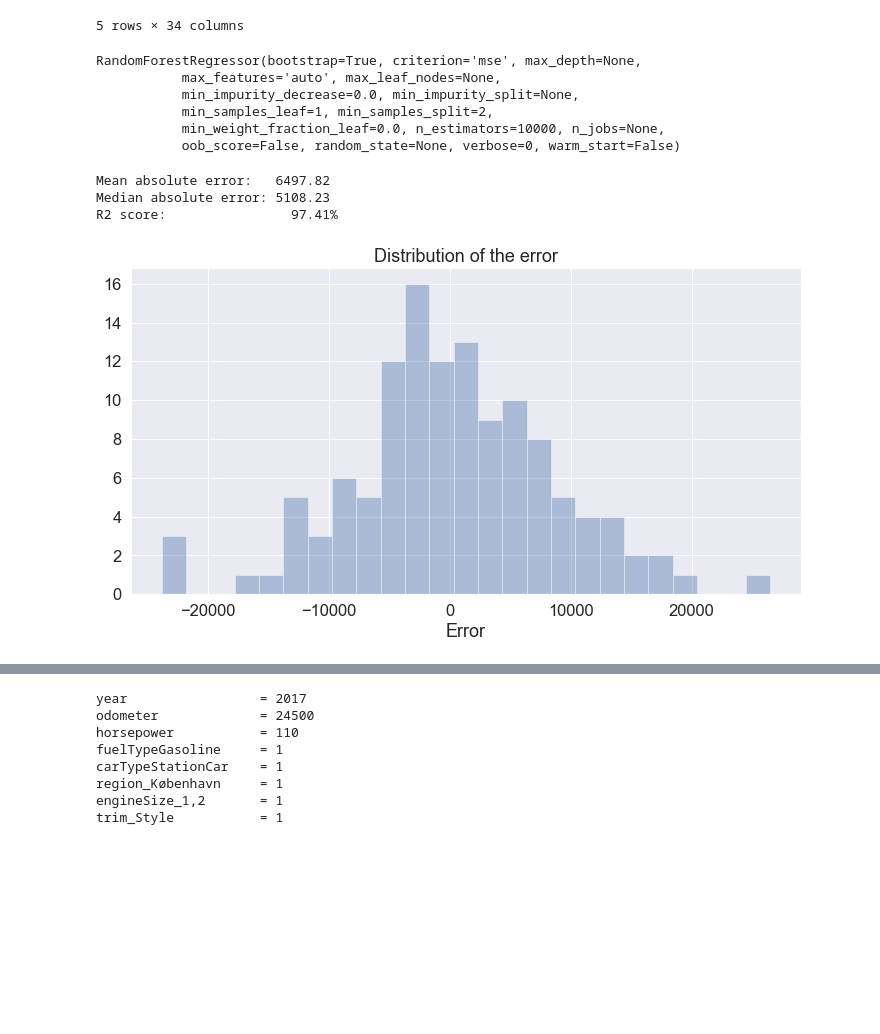
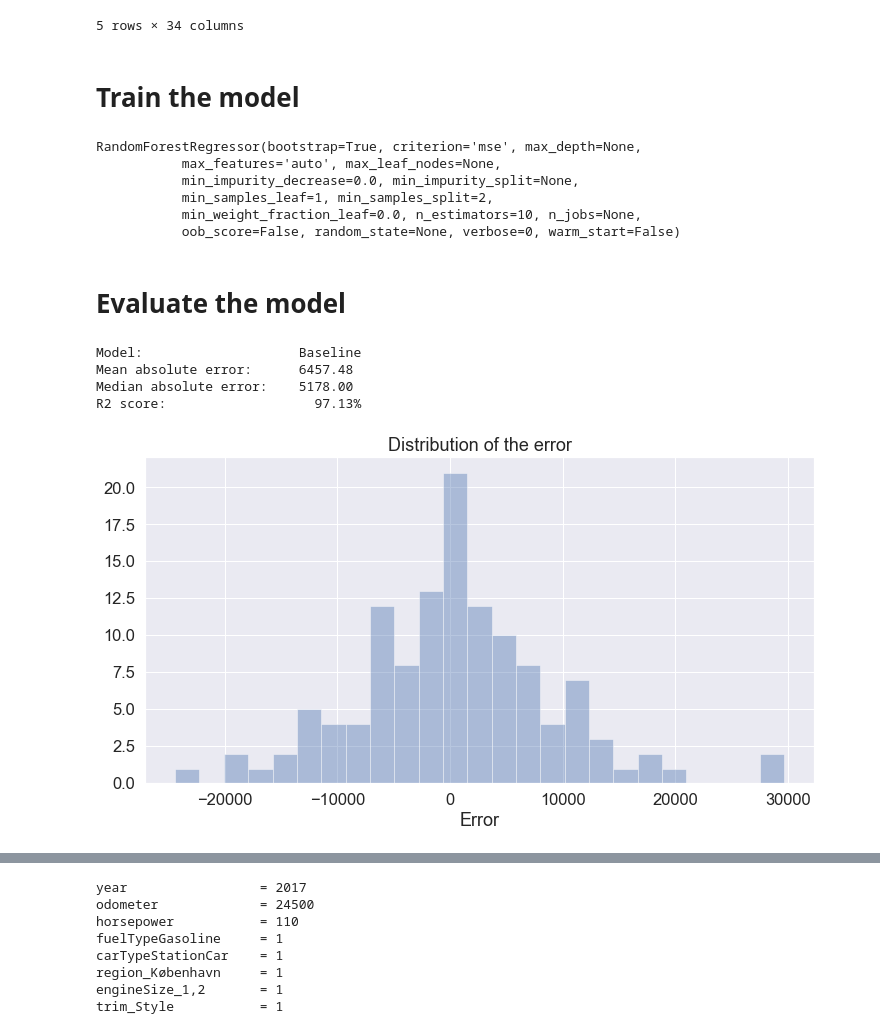
Before and after one commit to tjansson60/car_sale_model, a Jupyter notebook: predictive_price_model.ipynb, the cells around one changed output, grey strips where cells are left out. Saved outputs shown, nothing was run; the diff lists cells and outputs as text; code cells hidden in the pictures; blank space fills up the shorter version.

```diff
--- a/predictive_price_model.ipynb
+++ b/predictive_price_model.ipynb
@@ -75,42 +85,51 @@ features = np.array(features)
 
 # Split the data into training and testing sets
 train_features, test_features, train_labels, test_labels = train_test_split(features, labels)
+# %% [markdown]
+# Train the model
 # %%
 # Instantiate model with X decision trees
-rf = RandomForestRegressor(n_estimators=10000)
+model_rf = RandomForestRegressor() # Baseline values
 
 # Train the model on training data
-rf.fit(train_features, train_labels)
+model_rf.fit(train_features, train_labels)
 # %% [output]
 RandomForestRegressor(bootstrap=True, criterion='mse', max_depth=None,
            max_features='auto', max_leaf_nodes=None,
            min_impurity_decrease=0.0, min_impurity_split=None,
            min_samples_leaf=1, min_samples_split=2,
-           min_weight_fraction_leaf=0.0, n_estimators=10000, n_jobs=None,
+           min_weight_fraction_leaf=0.0, n_estimators=10, n_jobs=None,
            oob_score=False, random_state=None, verbose=0, warm_start=False)
+# %% [markdown]
+# Evaluate the model
 # %%
 # Compare the true HP values with the predicted
 true_price = test_labels
-pred_price = rf.predict(test_features)
+pred_price = model_rf.predict(test_features)
 
 df_out = pd.DataFrame({'True price': true_price, 'Predicted price': pred_price})
 df_out['Error'] = df_out['Predicted price'] - df_out['True price']
 df_out['absError'] = np.abs(df_out['Predicted price'] - df_out['True price'])
 # %%
-pred_labels = rf.predict(test_features)
-print(f'Mean absolute error:   {mean_absolute_error(test_labels, pred_labels):7.2f}')
-print(f'Median absolute error: {median_absolute_error(test_labels, pred_labels):7.2f}')
-print(f'R2 score:              {r2_score(test_labels, pred_labels):8.2%}')
+def print_model_metrics(name, model):
+    pred_labels = model.predict(test_features)
+    print(f'Model:                    {name}')
+    print(f'Mean absolute error:      {mean_absolute_error(test_labels, pred_labels):7.2f}')
+    print(f'Median absolute error:    {median_absolute_error(test_labels, pred_labels):7.2f}')
+    print(f'R2 score:                 {r2_score(test_labels, pred_labels):8.2%}')
+    print()
 
+print_model_metrics('Baseline', model_rf)
 # Visualize distribution of the error
 plt.rcParams["figure.figsize"] =(12,6)
 ax = sns.distplot(df_out['Error'], kde=False, bins=25);
 ax.set_title('Distribution of the error');
 # %% [output]
-Mean absolute error:   6497.82
-Median absolute error: 5108.23
-R2 score:                97.41%
+Model:                    Baseline
+Mean absolute error:      6457.48
+Median absolute error:    5178.00
+R2 score:                   97.13%
-[figure, old version]
+[figure, new version]
 # %%
 # The 5 worst predictions
 df_out.sort_values('absError', ascending=False).head()
```
Also changed, not shown: parts of 17 cells of this notebook.
